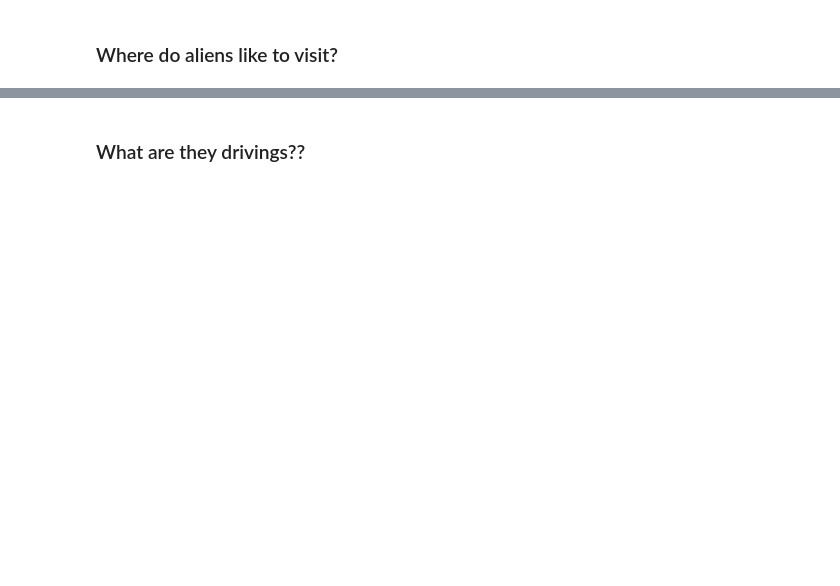
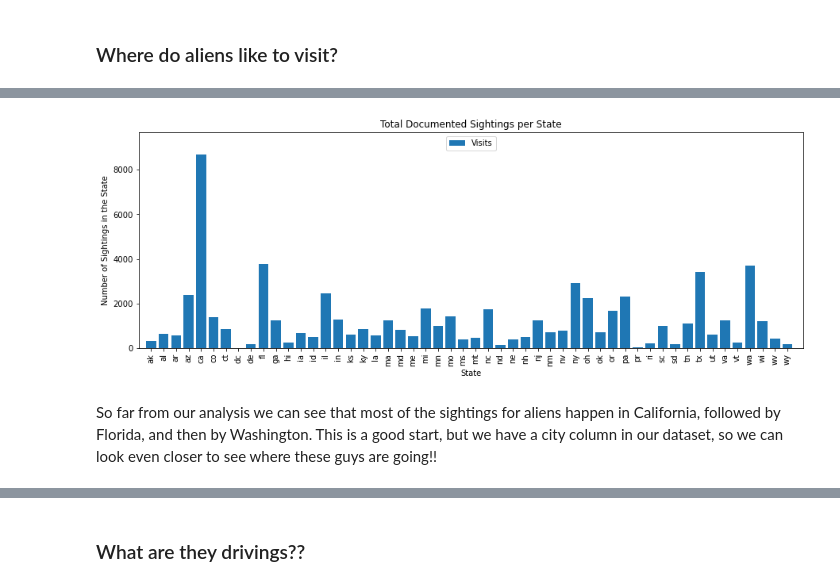
Before and after one commit to NoahLeVoir/UMN-DVA-Project-1-Team-7, a Jupyter notebook: Aliens_Analysis.ipynb, the cells around one changed output, grey strips where cells are left out. Saved outputs shown, nothing was run; the diff lists cells and outputs as text; code cells hidden in the pictures; blank space fills up the shorter version.

```diff
--- a/Aliens_Analysis.ipynb
+++ b/Aliens_Analysis.ipynb
@@ -88,37 +134,42 @@ states = us_ufo_data["state"].unique()
 states_alph = sorted(states)
 #states_alph
 # %%
-# Generate a bar plot showing the total number of measurements taken on each drug regimen using pyplot.
+# Generate a bar plot showing the total number of for each state
 x_axis = np.arange(0, len(states))
 
+# Grabs each state abbreviation and stores it for the x tick volume as it goes through the list of states
 tick_locations = []
 
 for x in x_axis:
     tick_locations.append(x)
 
 
 # Change the size of the chart to make it more readable
 plt.figure(figsize = (15, 5))
 
 # Plot the bar chart
 plt.bar(x_axis, state_visits, align = "center")
 plt.xticks(tick_locations, states_alph, rotation = 90)
 
-# Add legend to match above chart visually
+# Add legend
 plt.legend(["Visits"], loc = "upper center")
 
 # Create labels for the bar plot
 plt.title("Total Documented Sightings per State")
 plt.xlabel("State")
 plt.ylabel("Number of Sightings in the State")
 
-# Set limits for each chart
-plt.xlim(-1, len(states_alph) + 0.5)
+# Set limits for the bar chart
+plt.xlim(-1, len(states_alph) + 0.25)
 plt.ylim(0, max(state_visits) + 1000)
 
 # Best practice to always include plt.show
 # Even though it is not technically needed in jupyter notebooks
 plt.show()
+# %% [output]
+[figure, added]
+# %% [markdown]
+So far from our analysis we can see that most of the sightings for aliens happen in California, followed by Florida, and then by Washington. This is a good start, but we have a city column in our dataset, so we can look even closer to see where these guys are going!!
 # %%
 # IGNORE THIS CELL
 
```
Also changed, not shown: parts of 29 cells of this notebook, 1 other file.
